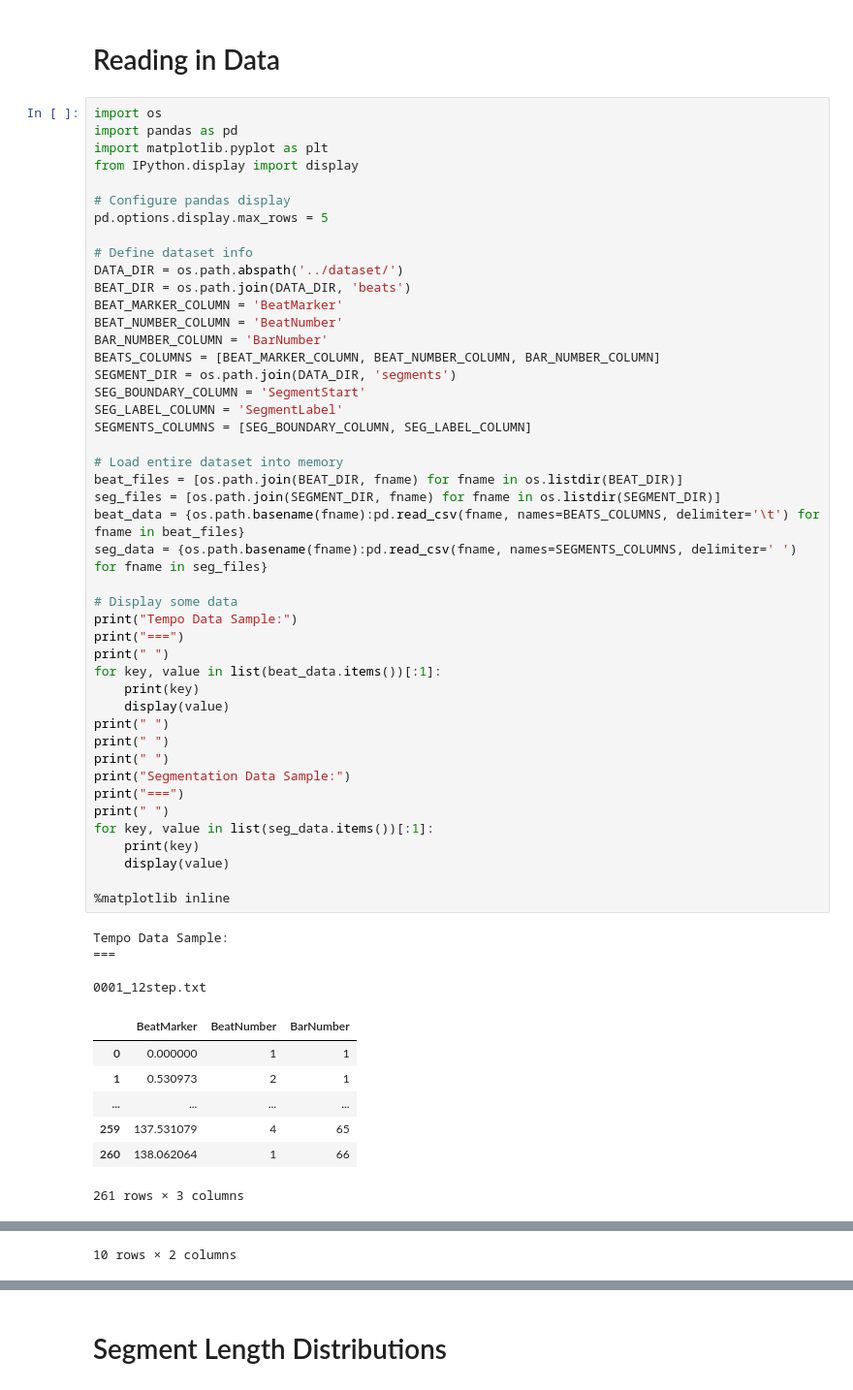
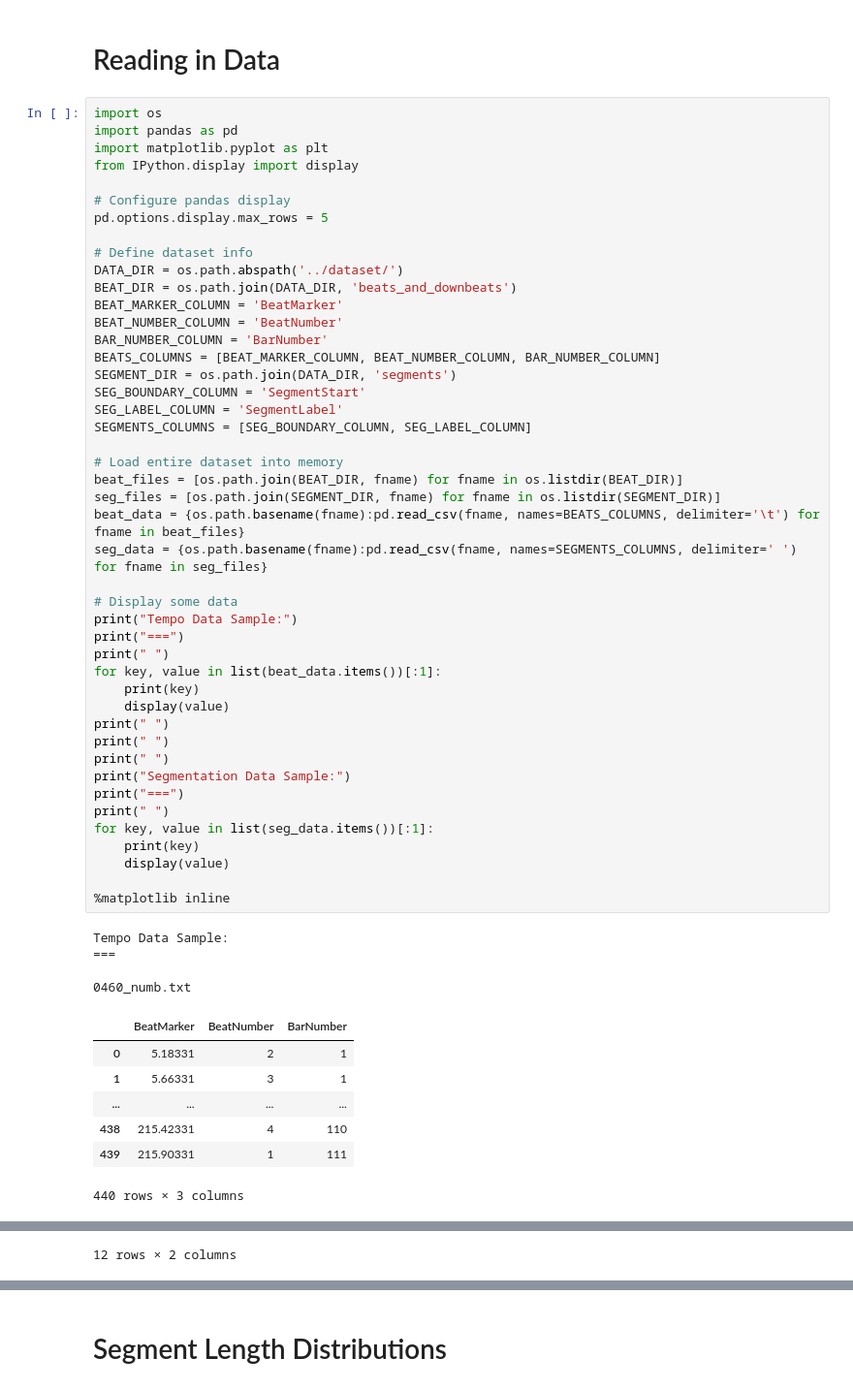
Before and after one commit to urinieto/harmonixset, a Jupyter notebook: notebooks/Dataset Analysis.ipynb, the cells around one changed output, grey strips where cells are left out. Shown at 97% size. Saved outputs shown, nothing was run; the diff lists cells and outputs as text.

```diff
--- a/notebooks/Dataset Analysis.ipynb
+++ b/notebooks/Dataset Analysis.ipynb
@@ -25,7 +45,7 @@ pd.options.display.max_rows = 5
 
 # Define dataset info
 DATA_DIR = os.path.abspath('../dataset/')
-BEAT_DIR = os.path.join(DATA_DIR, 'beats')
+BEAT_DIR = os.path.join(DATA_DIR, 'beats_and_downbeats')
 BEAT_MARKER_COLUMN = 'BeatMarker'
 BEAT_NUMBER_COLUMN = 'BeatNumber'
 BAR_NUMBER_COLUMN = 'BarNumber'
@@ -37,40 +57,40 @@ SEGMENTS_COLUMNS = [SEG_BOUNDARY_COLUMN, SEG_LABEL_COLUMN]
 
 # Load entire dataset into memory
 beat_files = [os.path.join(BEAT_DIR, fname) for fname in os.listdir(BEAT_DIR)]
 seg_files = [os.path.join(SEGMENT_DIR, fname) for fname in os.listdir(SEGMENT_DIR)]
 beat_data = {os.path.basename(fname):pd.read_csv(fname, names=BEATS_COLUMNS, delimiter='\t') for fname in beat_files}
 seg_data = {os.path.basename(fname):pd.read_csv(fname, names=SEGMENTS_COLUMNS, delimiter=' ') for fname in seg_files}
 
 # Display some data
 print("Tempo Data Sample:")
 print("===")
 print(" ")
 for key, value in list(beat_data.items())[:1]:
     print(key)
     display(value)
 print(" ")
 print(" ")
 print(" ")
 print("Segmentation Data Sample:")
 print("===")
 print(" ")
 for key, value in list(seg_data.items())[:1]:
     print(key)
     display(value)
 
 %matplotlib inline
 # %% [output]
 Tempo Data Sample:
 ===
 
-0001_12step.txt
+0460_numb.txt
 |  | BeatMarker | BeatNumber | BarNumber |
-| 0 | 0.000000 | 1 | 1 |
-| 1 | 0.530973 | 2 | 1 |
+| 0 | 5.18331 | 2 | 1 |
+| 1 | 5.66331 | 3 | 1 |
 | ... | ... | ... | ... |
-| 259 | 137.531079 | 4 | 65 |
-| 260 | 138.062064 | 1 | 66 |
+| 438 | 215.42331 | 4 | 110 |
+| 439 | 215.90331 | 1 | 111 |
-261 rows × 3 columns
+440 rows × 3 columns
 Segmentation Data Sample:
 ===
 
@@ -84 +104 @@ Segmentation Data Sample:
-10 rows × 2 columns
+12 rows × 2 columns
```
Also changed, not shown: parts of 11 cells of this notebook.
